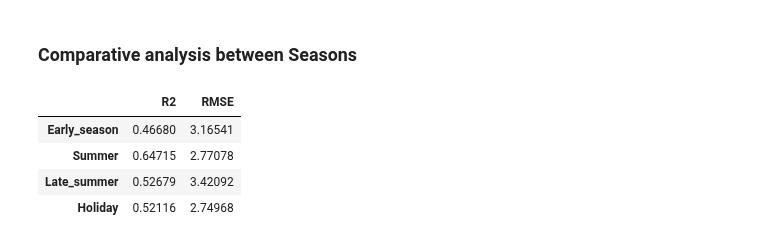
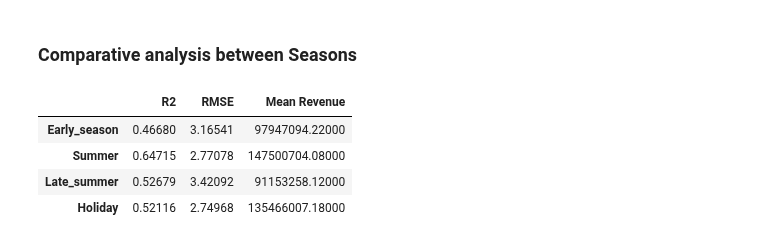
Before and after one commit to NickD-Dean/Springboard, a Jupyter notebook: Capstone Project 2/Code/Modeling_revenue_tiers.ipynb, the cells around one changed output. Drawn from its saved outputs; the diff is of its cells as text; code cells hidden in the pictures.

```diff
--- a/Capstone Project 2/Code/Modeling_revenue_tiers.ipynb
+++ b/Capstone Project 2/Code/Modeling_revenue_tiers.ipynb
@@ -392,14 +392,18 @@ plt.title('Features with the most predictive value for films realeased in Nov/De
 [figure]
 # %% [markdown]
 ### Comparative analysis between Seasons
-# %%
-Scores = {'Early_season':Early_season_scores, 'Summer':Summer_scores, 'Late_summer':Late_summer_scores, 'Holiday':Holiday_scores}
-Scores = pd.DataFrame(Scores)
-Scores = Scores.T
-Scores
-# %% [output]
-|  | R2 | RMSE |
-| Early_season | 0.46680 | 3.16541 |
-| Summer | 0.64715 | 2.77078 |
-| Late_summer | 0.52679 | 3.42092 |
-| Holiday | 0.52116 | 2.74968 |
+# %%
+Scores = {'Early_season':Early_season_scores, 'Summer':Summer_scores, 'Late_summer':Late_summer_scores, 'Holiday':Holiday_scores}
+Scores = pd.DataFrame(Scores)
+Scores = Scores.T
+Scores.loc['Early_season', 'Mean Revenue'] = round(Early_season['Numerical', 'revenue'].mean(), 2)
+Scores.loc['Summer', 'Mean Revenue'] = round(Summer['Numerical', 'revenue'].mean(), 2)
+Scores.loc['Late_summer', 'Mean Revenue'] = round(Late_summer['Numerical', 'revenue'].mean(), 2)
+Scores.loc['Holiday', 'Mean Revenue'] = round(Holiday['Numerical', 'revenue'].mean(), 2)
+Scores
+# %% [output]
+|  | R2 | RMSE | Mean Revenue |
+| Early_season | 0.46680 | 3.16541 | 97947094.22000 |
+| Summer | 0.64715 | 2.77078 | 147500704.08000 |
+| Late_summer | 0.52679 | 3.42092 | 91153258.12000 |
+| Holiday | 0.52116 | 2.74968 | 135466007.18000 |
```
Also changed, not shown: parts of 6 cells of this notebook, 1 other file.
